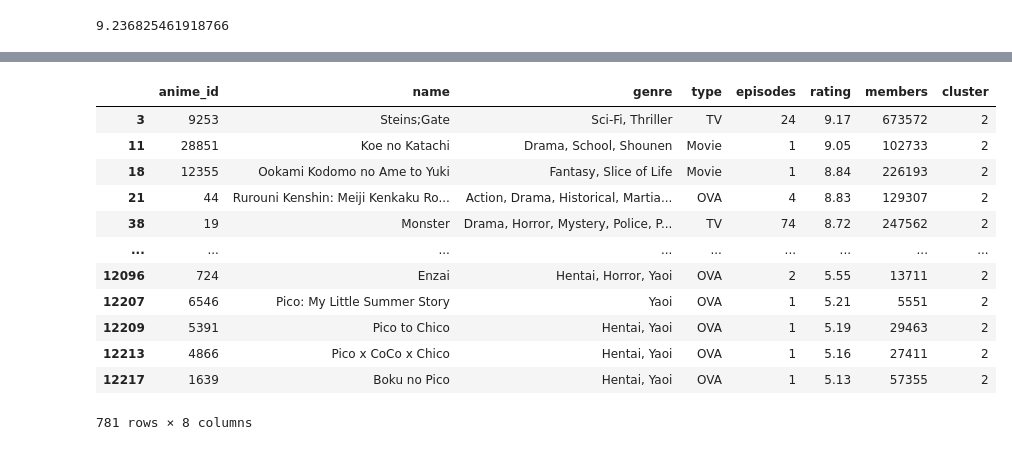
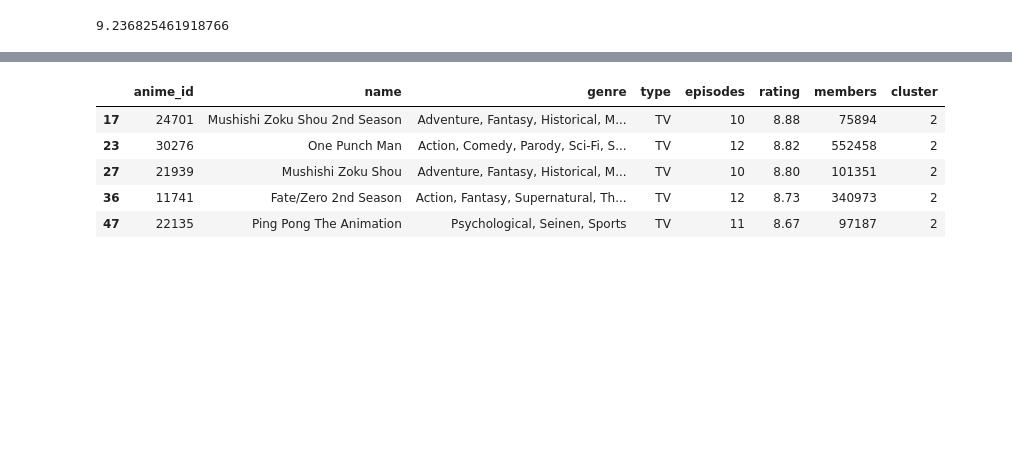
Before and after one commit to Rinten-0123/anime-recommend-system, a Jupyter notebook: Anime-recommend-system.ipynb, the cells around one changed output, grey strips where cells are left out. Saved outputs shown, nothing was run; the diff lists cells and outputs as text; code cells hidden in the pictures; blank space fills up the shorter version.

```diff
--- a/Anime-recommend-system.ipynb
+++ b/Anime-recommend-system.ipynb
@@ -368,8 +408 @@ clustering_data = pd.concat([new_anime_data, one_hot_encoding], axis=1)
 clustering_data["episodes"] = pd.to_numeric(clustering_data["episodes"], errors="coerce")
-# %%
-from sklearn.preprocessing import LabelEncoder
-le = LabelEncoder()
-encoded = le.fit_transform(clustering_data["type"].values)
-decoded = le.inverse_transform(encoded)
-clustering_data["type_number"] = encoded
-clustering_data
@@ -389,0 +422,8 @@ clustering_data
+# %%
+#episodesを範囲に分けてダミー変数にする
+clustering_data["episode_under_less1"] = clustering_data["episodes"].apply(lambda x: 1 if x <= 1 else 0)
+clustering_data["episode_under_less5"] = clustering_data["episodes"].apply(lambda x: 1 if 1 < x <= 5 else 0)
+clustering_data["episode_under_less12"] = clustering_data["episodes"].apply(lambda x: 1 if 5 < x <= 12 else 0)
+clustering_data["episode_under_less36"] = clustering_data["episodes"].apply(lambda x: 1 if 12 < x <= 36 else 0)
+clustering_data["episode_under_over"] = clustering_data["episodes"].apply(lambda x: 1 if x > 36 else 0)
+clustering_data
@@ -390,5 +444,6 @@ clustering_data
 # %%
-new_clustering_data = clustering_data.drop(columns=["anime_id", "name", "genre", "type", "episodes", "rating", "members", "type_number"])
+#必要のないカラムを削除
+new_clustering_data = clustering_data.drop(columns=["anime_id", "name", "genre", "type", "episodes", "rating", "members"])
 new_clustering_data
 # %% [output]
 |  | Action | Adventure | Cars | Comedy | Dementia | Demons | Drama | Ecchi | Fantasy | Game | ... | ... |
@@ -451,6 +506,6 @@ plt.show()
 # %%
 #K-Means
-n_clusters = 6
+n_clusters = 8
 km = KMeans(n_clusters=n_clusters)
 km.fit_predict(new_clustering_data)
 cluster_labels = km.predict(new_clustering_data)
@@ -503,17 +546,11 @@ new_anime_data[new_anime_data["cluster"] == 1]
 # %%
-new_anime_data[new_anime_data["cluster"] == 2]
+#クラスター2を集計
+new_anime_data[new_anime_data["cluster"] == 2].head(5)
 # %% [output]
 |  | anime_id | name | genre | type | episodes | rating | members | cluster |
-| 3 | 9253 | Steins;Gate | Sci-Fi, Thriller | TV | 24 | 9.17 | 673572 | 2 |
-| 11 | 28851 | Koe no Katachi | Drama, School, Shounen | Movie | 1 | 9.05 | 102733 | 2 |
-| 18 | 12355 | Ookami Kodomo no Ame to Yuki | Fantasy, Slice of Life | Movie | 1 | 8.84 | 226193 | 2 |
-| 21 | 44 | Rurouni Kenshin: Meiji Kenkaku Ro... | Action, Drama, Historical, Martia... | OVA | 4 | 8.83 | 129307 | 2 |
-| 38 | 19 | Monster | Drama, Horror, Mystery, Police, P... | TV | 74 | 8.72 | 247562 | 2 |
-| ... | ... | ... | ... | ... | ... | ... | ... | ... |
-| 12096 | 724 | Enzai | Hentai, Horror, Yaoi | OVA | 2 | 5.55 | 13711 | 2 |
-| 12207 | 6546 | Pico: My Little Summer Story | Yaoi | OVA | 1 | 5.21 | 5551 | 2 |
-| 12209 | 5391 | Pico to Chico | Hentai, Yaoi | OVA | 1 | 5.19 | 29463 | 2 |
-| 12213 | 4866 | Pico x CoCo x Chico | Hentai, Yaoi | OVA | 1 | 5.16 | 27411 | 2 |
-| 12217 | 1639 | Boku no Pico | Hentai, Yaoi | OVA | 1 | 5.13 | 57355 | 2 |
+| 17 | 24701 | Mushishi Zoku Shou 2nd Season | Adventure, Fantasy, Historical, M... | TV | 10 | 8.88 | 75894 | 2 |
+| 23 | 30276 | One Punch Man | Action, Comedy, Parody, Sci-Fi, S... | TV | 12 | 8.82 | 552458 | 2 |
+| 27 | 21939 | Mushishi Zoku Shou | Adventure, Fantasy, Historical, M... | TV | 10 | 8.80 | 101351 | 2 |
+| 36 | 11741 | Fate/Zero 2nd Season | Action, Fantasy, Supernatural, Th... | TV | 12 | 8.73 | 340973 | 2 |
+| 47 | 22135 | Ping Pong The Animation | Psychological, Seinen, Sports | TV | 11 | 8.67 | 97187 | 2 |
-781 rows × 8 columns
 # %%
```
Also changed, not shown: parts of 32 cells of this notebook.
